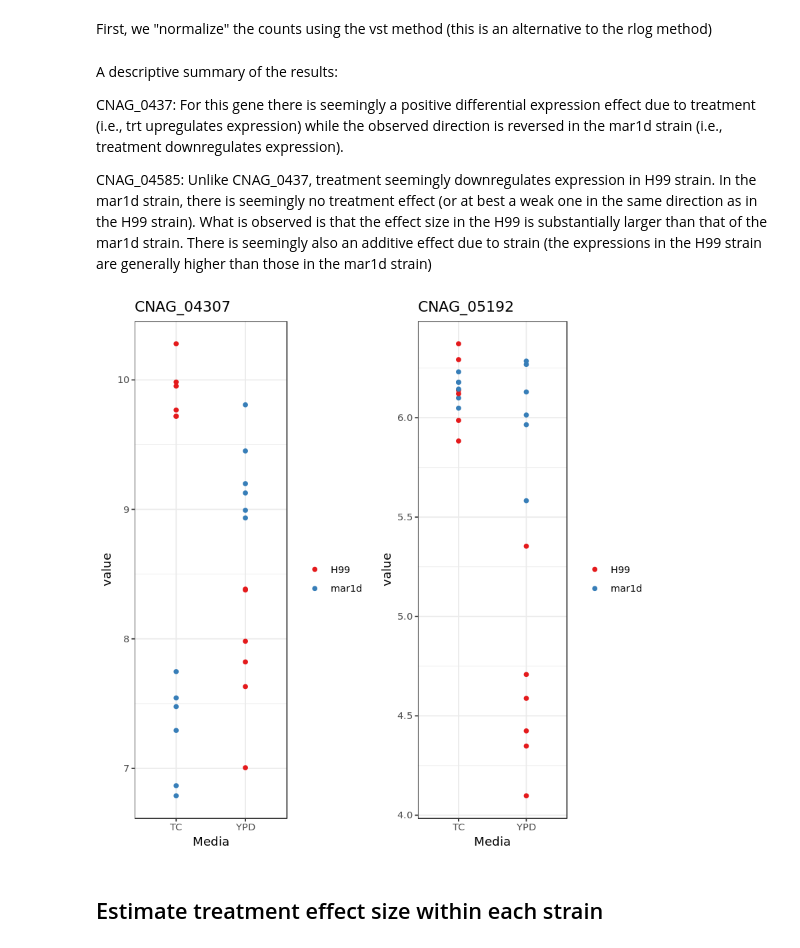
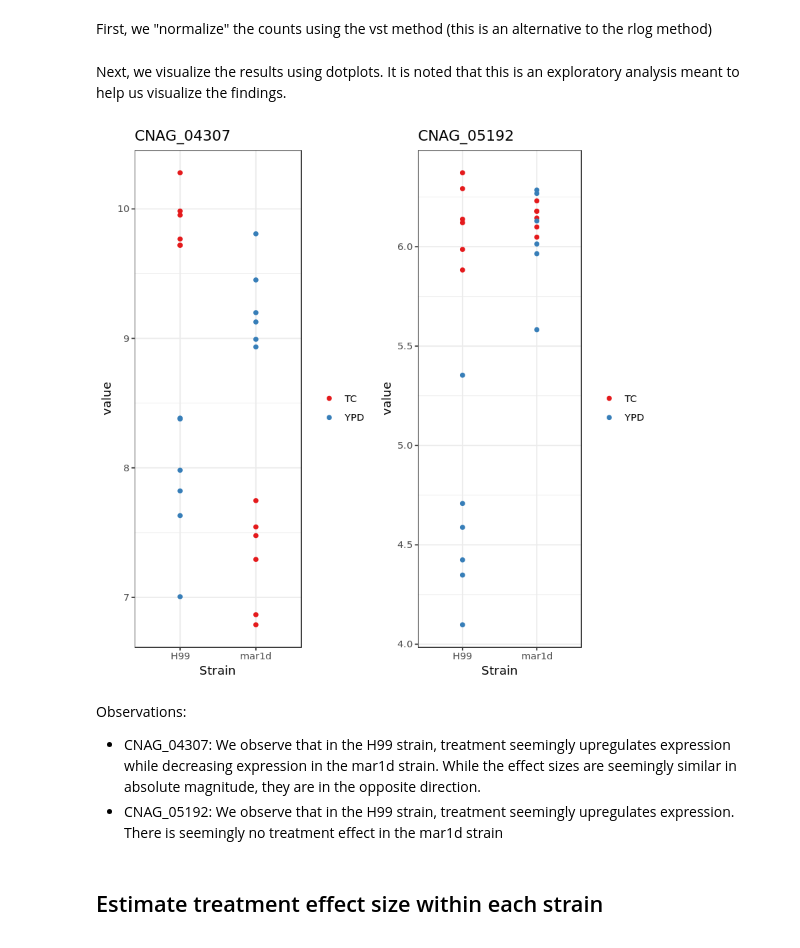
Before and after one commit to ofetad/HTS-notebooks, a Jupyter notebook: pilot/04_Pilot_DESeq2_Interaction.ipynb, the cells around one changed output. Drawn from its saved outputs; the diff is of its cells as text; code cells hidden in the pictures.

```diff
--- a/pilot/04_Pilot_DESeq2_Interaction.ipynb
+++ b/pilot/04_Pilot_DESeq2_Interaction.ipynb
@@ -132,18 +142,19 @@ topgenes
 First, we "normalize" the counts using the vst method (this is an alternative to the rlog method)
 # %%
 vstexp <- vst(ddsmult, blind=TRUE)
-# %% [markdown]
-A descriptive summary of the results:
-
-CNAG_0437: For this gene there is seemingly a positive differential expression effect due to treatment (i.e., trt upregulates expression) while the observed direction is reversed in the mar1d strain (i.e., treatment downregulates expression).
-
-CNAG_04585: Unlike CNAG_0437, treatment seemingly downregulates expression in H99 strain. In the mar1d strain, there is seemingly no treatment effect (or at best a weak one in the same direction as in the H99 strain). What is observed is that the effect size in the H99 is substantially larger than that of the mar1d strain. There is seemingly also an additive effect due to strain (the expressions in the H99 strain are generally higher than those in the mar1d strain)
+# %% [markdown]
+Next, we visualize the results using dotplots. It is noted that this is an exploratory analysis meant to help us visualize the findings.
 # %%
-p1 <- myinteractplot(vstexp, topgenes[1], "Label")
-p2 <- myinteractplot(vstexp, topgenes[2], "Label")
+p1 <- myinteractplot(vstexp, topgenes[1], "strain")
+p2 <- myinteractplot(vstexp, topgenes[2], "strain")
 grid.arrange(p1, p2, ncol = 2)
 # %% [output]
-[figure, old version]
+[figure, new version]
+# %% [markdown]
+Observations:
+
+* CNAG_04307: We observe that in the H99 strain, treatment seemingly upregulates expression while decreasing expression in the mar1d strain. While the effect sizes are seemingly similar in absolute magnitude, they are in the opposite direction.
+* CNAG_05192: We observe that in the H99 strain, treatment seemingly upregulates expression. There is seemingly no treatment effect in the mar1d strain
 # %% [markdown]
 ## Estimate treatment effect size within each strain
 # %% [markdown]
```
Also changed, not shown: parts of 13 cells of this notebook.
